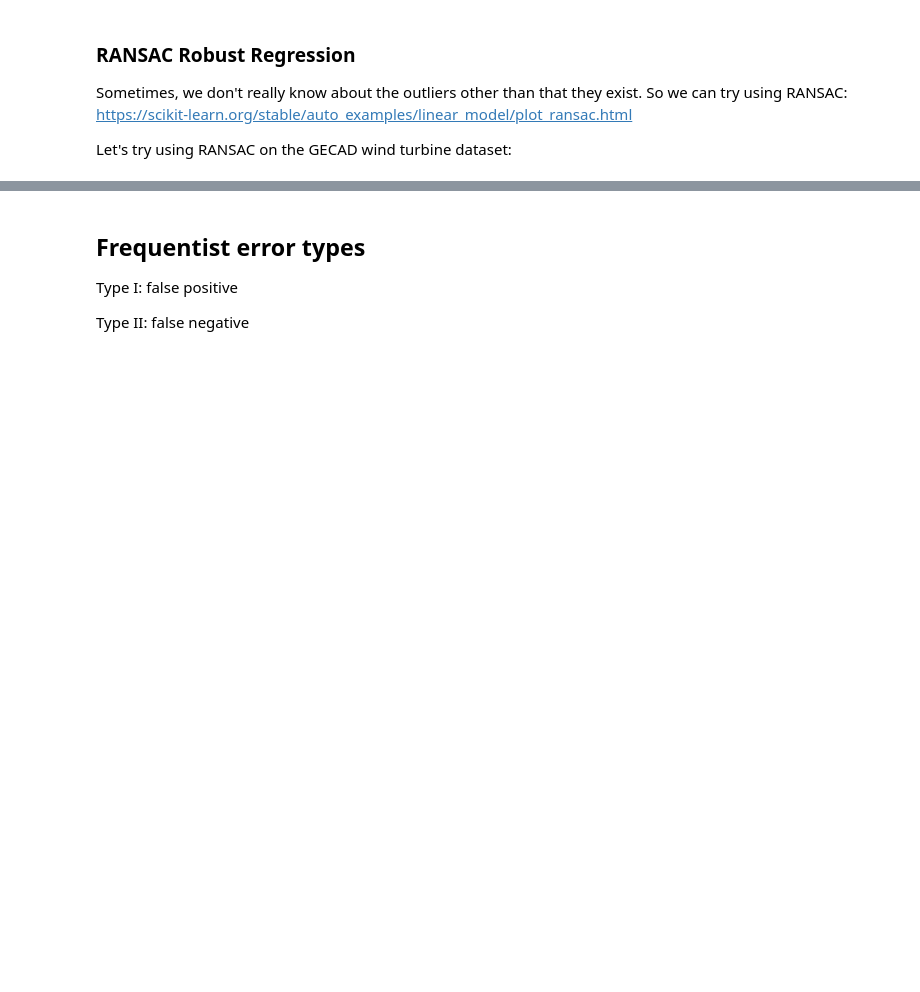
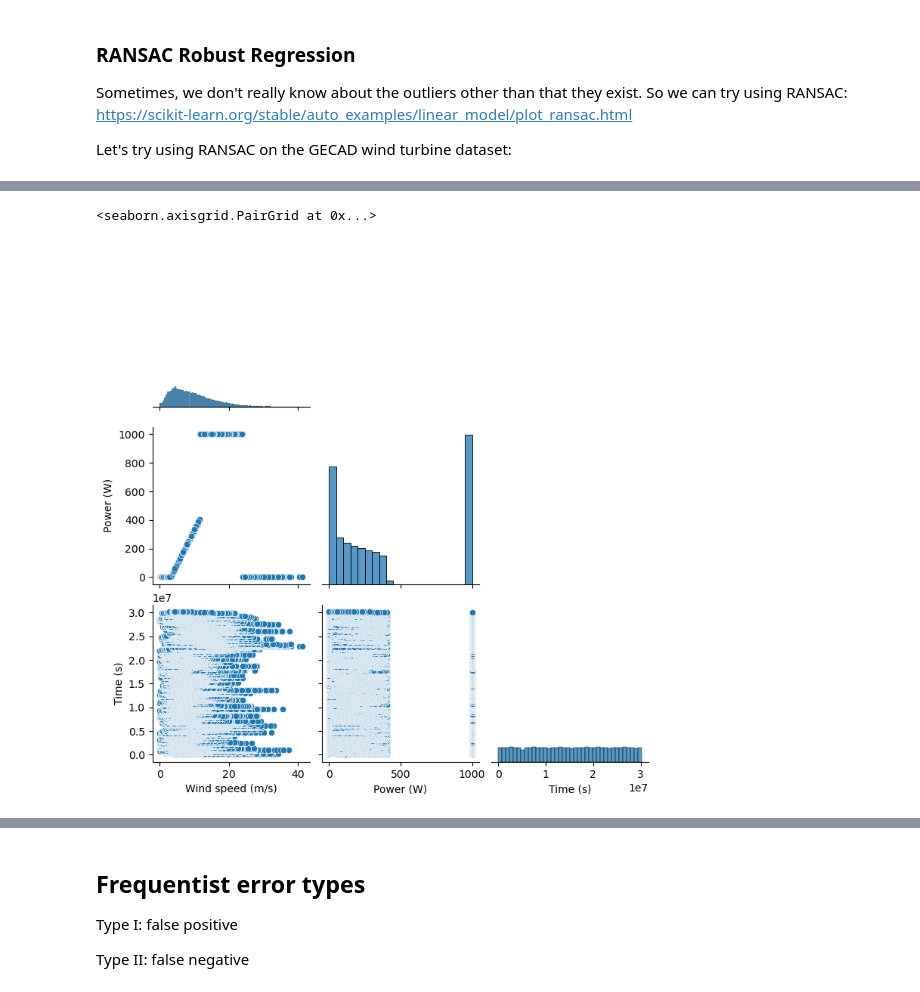
Before and after one commit to curtywang/ee5020-notes-fa22, a Jupyter notebook: day06_soln/more_linear_models.ipynb, the cells around one changed output, grey strips where cells are left out. Saved outputs shown, nothing was run; the diff lists cells and outputs as text; code cells hidden in the pictures; blank space fills up the shorter version.

```diff
--- a/day06_soln/more_linear_models.ipynb
+++ b/day06_soln/more_linear_models.ipynb
@@ -178,0 +198,8 @@ Let's try using RANSAC on the GECAD wind turbine dataset:
+# %%
+sns.pairplot(
+    data=df_wind, kind="scatter", diag_kind="hist",
+    corner=True,
+    vars=["Wind speed (m/s)", "Power (W)", "Time (s)"])
+# %% [output]
+<seaborn.axisgrid.PairGrid at 0x...>
+[figure, added]
```
Also changed, not shown: parts of 16 cells of this notebook.
